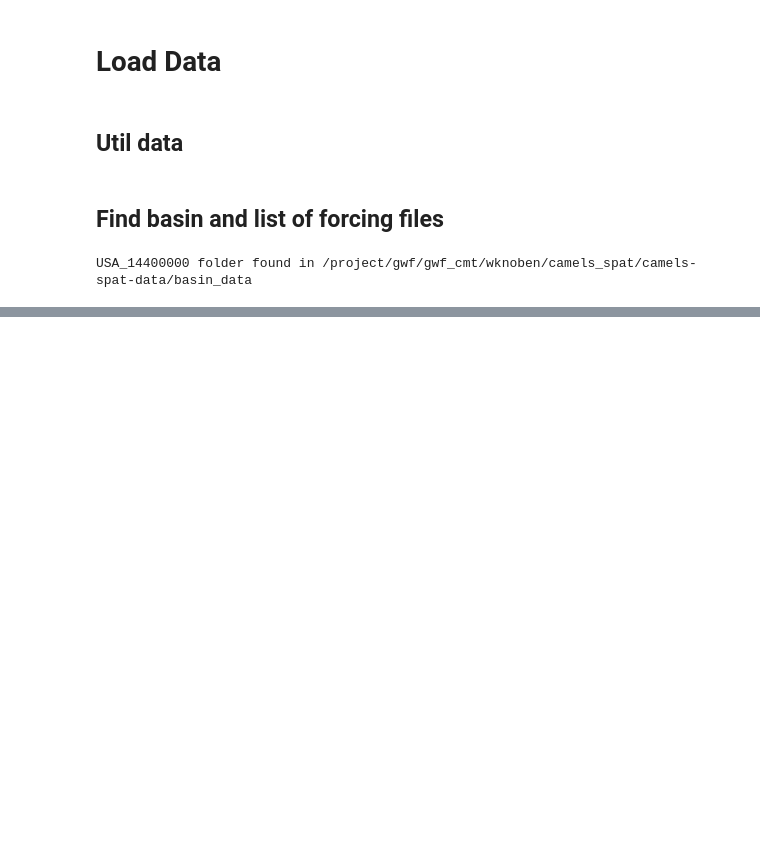
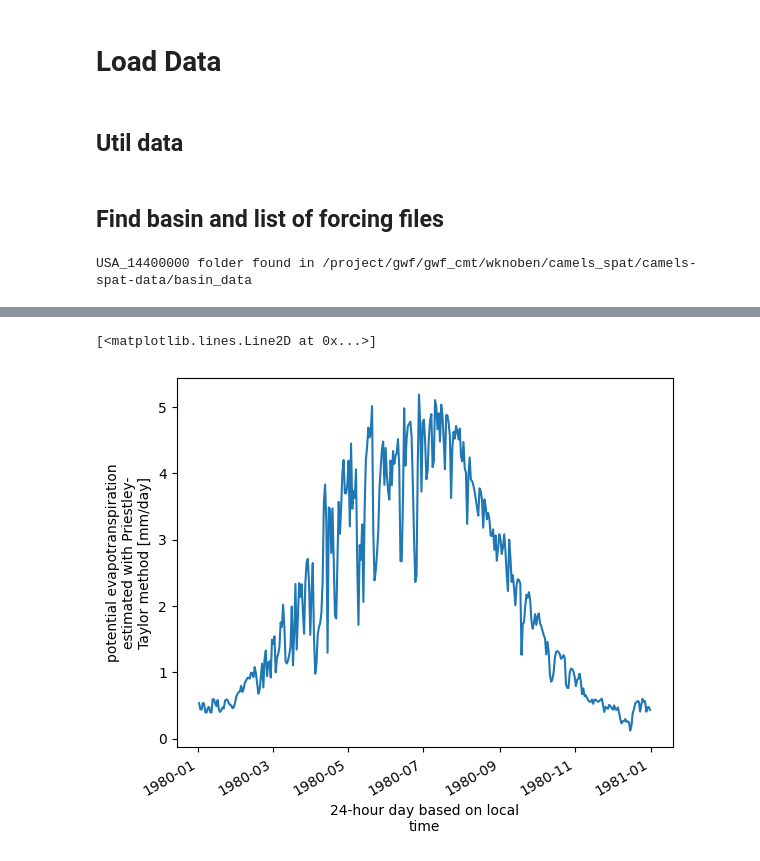
Before and after one commit to jpcurbelo/camels-spat-to-nh, a Jupyter notebook: camels_spat_exploring_forcings.ipynb, the cells around one changed output, grey strips where cells are left out. Saved outputs shown, nothing was run; the diff lists cells and outputs as text; code cells hidden in the pictures; blank space fills up the shorter version.

```diff
--- a/camels_spat_exploring_forcings.ipynb
+++ b/camels_spat_exploring_forcings.ipynb
@@ -179,0 +125,5 @@ Data variables: (12/18)
+# %%
+basin_data['daymet'].pet.plot()
+# %% [output]
+[<matplotlib.lines.Line2D at 0x...>]
+[figure, added]
```
Also changed, not shown: parts of 3 cells of this notebook, 5 other files.
